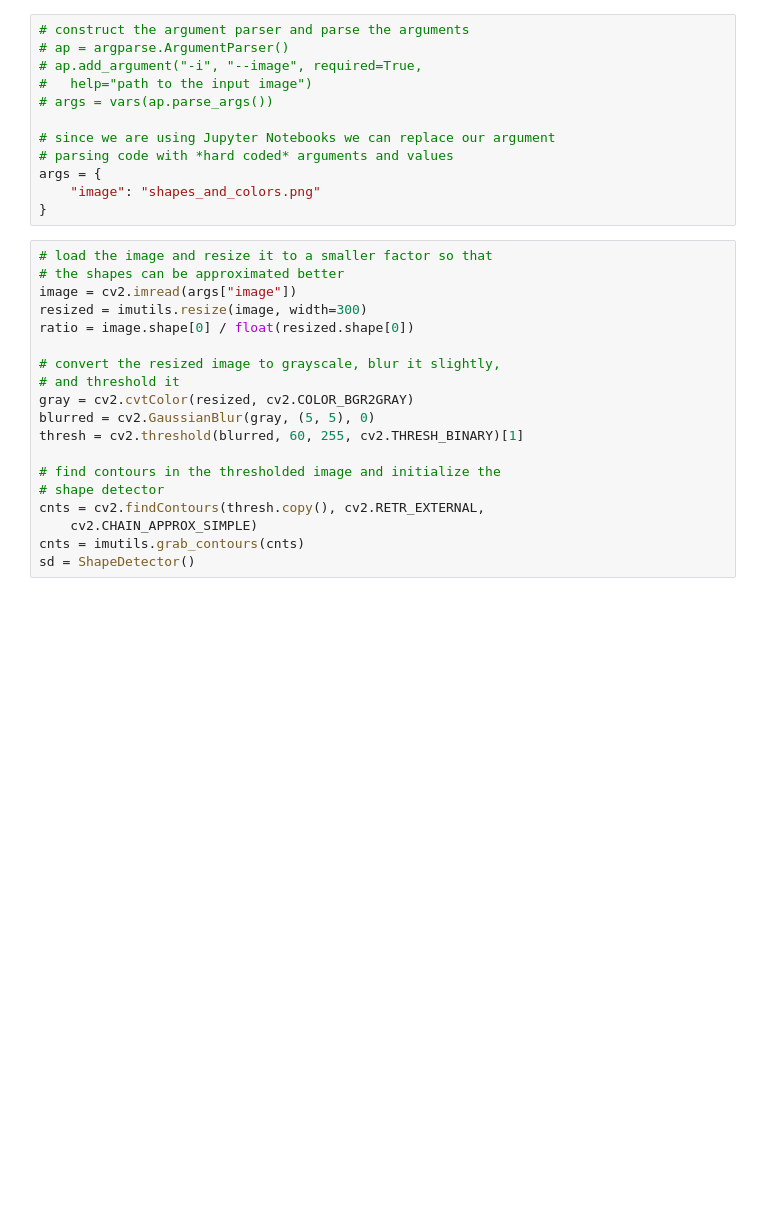
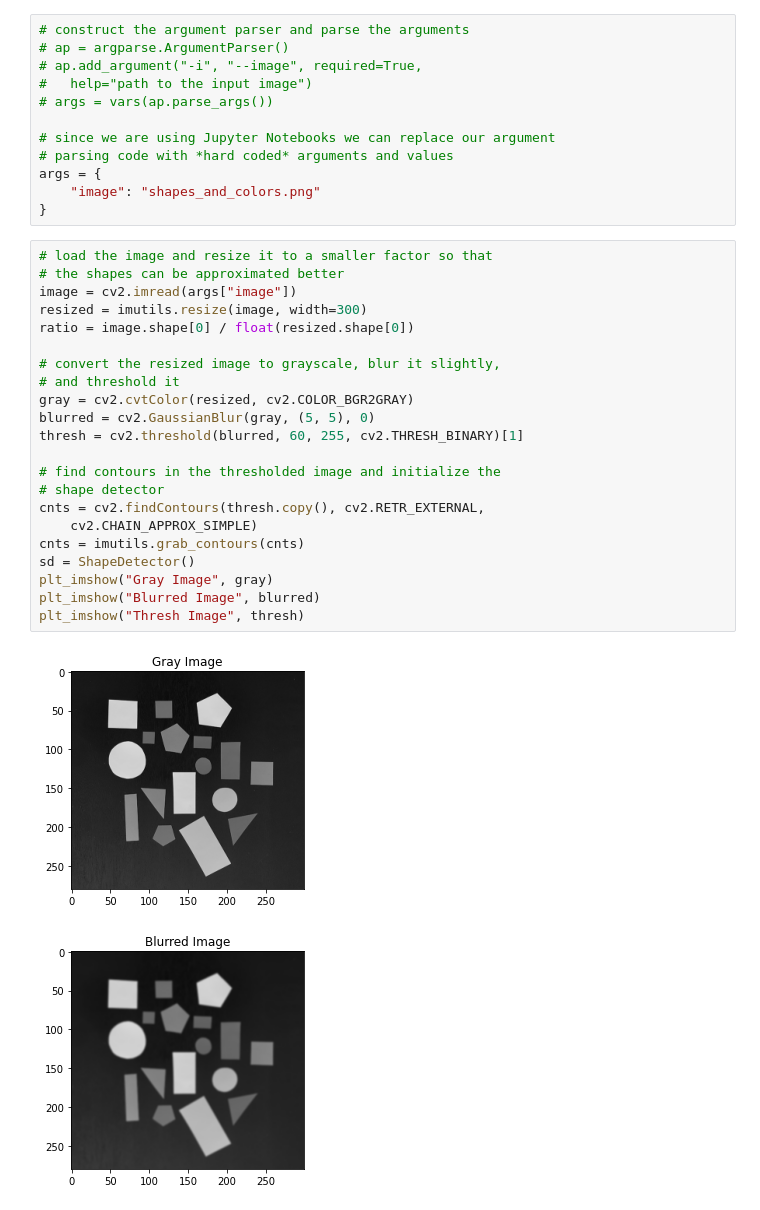
Before and after one commit to ShachiniMekala/FYP_Practice, a Jupyter notebook: shape_detection.ipynb, the cells around one changed output. Cells and saved outputs as stored; diff of their text form; blank space fills up the shorter version.

```diff
--- a/shape_detection.ipynb
+++ b/shape_detection.ipynb
@@ -108,19 +95,25 @@ args = {
 # %%
 # load the image and resize it to a smaller factor so that
 # the shapes can be approximated better
 image = cv2.imread(args["image"])
 resized = imutils.resize(image, width=300)
 ratio = image.shape[0] / float(resized.shape[0])
 
 # convert the resized image to grayscale, blur it slightly,
 # and threshold it
 gray = cv2.cvtColor(resized, cv2.COLOR_BGR2GRAY)
 blurred = cv2.GaussianBlur(gray, (5, 5), 0)
 thresh = cv2.threshold(blurred, 60, 255, cv2.THRESH_BINARY)[1]
 
 # find contours in the thresholded image and initialize the
 # shape detector
 cnts = cv2.findContours(thresh.copy(), cv2.RETR_EXTERNAL,
 	cv2.CHAIN_APPROX_SIMPLE)
 cnts = imutils.grab_contours(cnts)
 sd = ShapeDetector()
+plt_imshow("Gray Image", gray)
+plt_imshow("Blurred Image", blurred)
+plt_imshow("Thresh Image", thresh)
+# %% [output]
+[figure, added]
+[figure, added]
```
Also changed, not shown: parts of 8 cells of this notebook.
